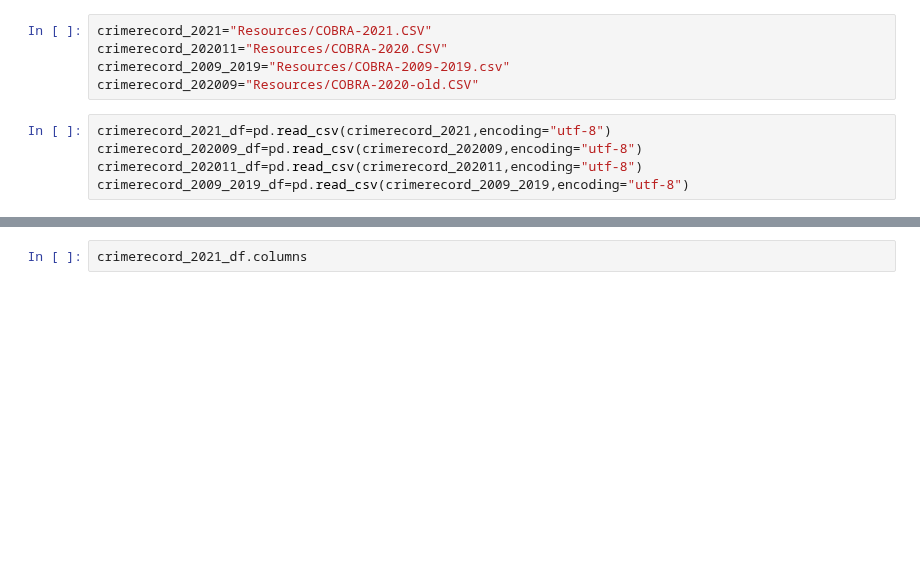
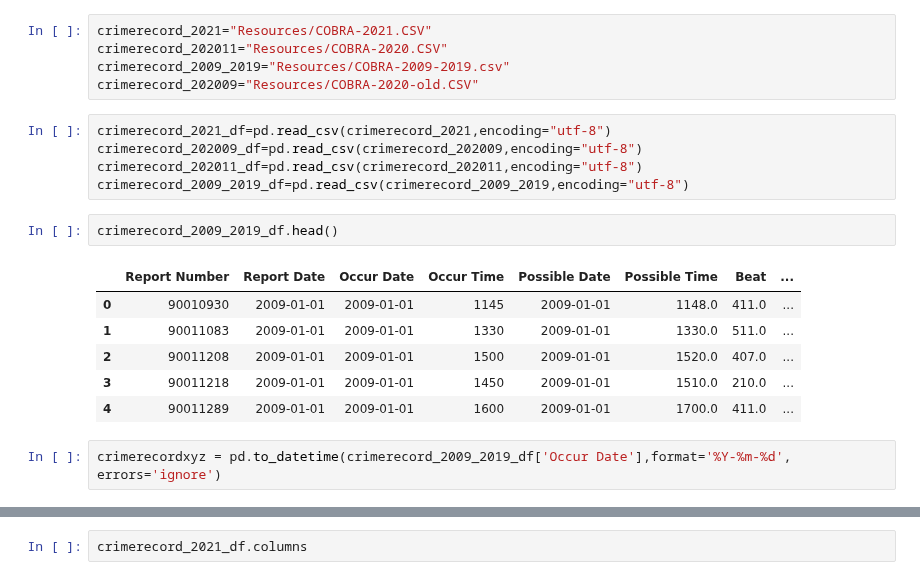
Before and after one commit to cayelsie/Crime-trends-in-Atlanta, a Jupyter notebook: Untitled.ipynb, the cells around one changed output, grey strips where cells are left out. Drawn from its saved outputs; the diff is of its cells as text; blank space fills up the shorter version.

```diff
--- a/Untitled.ipynb
+++ b/Untitled.ipynb
@@ -12,3 +12,14 @@ crimerecord_2021_df=pd.read_csv(crimerecord_2021,encoding="utf-8")
 crimerecord_202009_df=pd.read_csv(crimerecord_202009,encoding="utf-8")
 crimerecord_202011_df=pd.read_csv(crimerecord_202011,encoding="utf-8")
 crimerecord_2009_2019_df=pd.read_csv(crimerecord_2009_2019,encoding="utf-8")
+# %%
+crimerecord_2009_2019_df.head()
+# %% [output]
+|  | Report Number | Report Date | Occur Date | Occur Time | Possible Date | Possible Time | Beat | ... |
+| 0 | 90010930 | 2009-01-01 | 2009-01-01 | 1145 | 2009-01-01 | 1148.0 | 411.0 | ... |
+| 1 | 90011083 | 2009-01-01 | 2009-01-01 | 1330 | 2009-01-01 | 1330.0 | 511.0 | ... |
+| 2 | 90011208 | 2009-01-01 | 2009-01-01 | 1500 | 2009-01-01 | 1520.0 | 407.0 | ... |
+| 3 | 90011218 | 2009-01-01 | 2009-01-01 | 1450 | 2009-01-01 | 1510.0 | 210.0 | ... |
+| 4 | 90011289 | 2009-01-01 | 2009-01-01 | 1600 | 2009-01-01 | 1700.0 | 411.0 | ... |
+# %%
+crimerecordxyz = pd.to_datetime(crimerecord_2009_2019_df['Occur Date'],format='%Y-%m-%d', errors='ignore')
```
Also changed, not shown: parts of 16 cells of this notebook, 3 other files.
